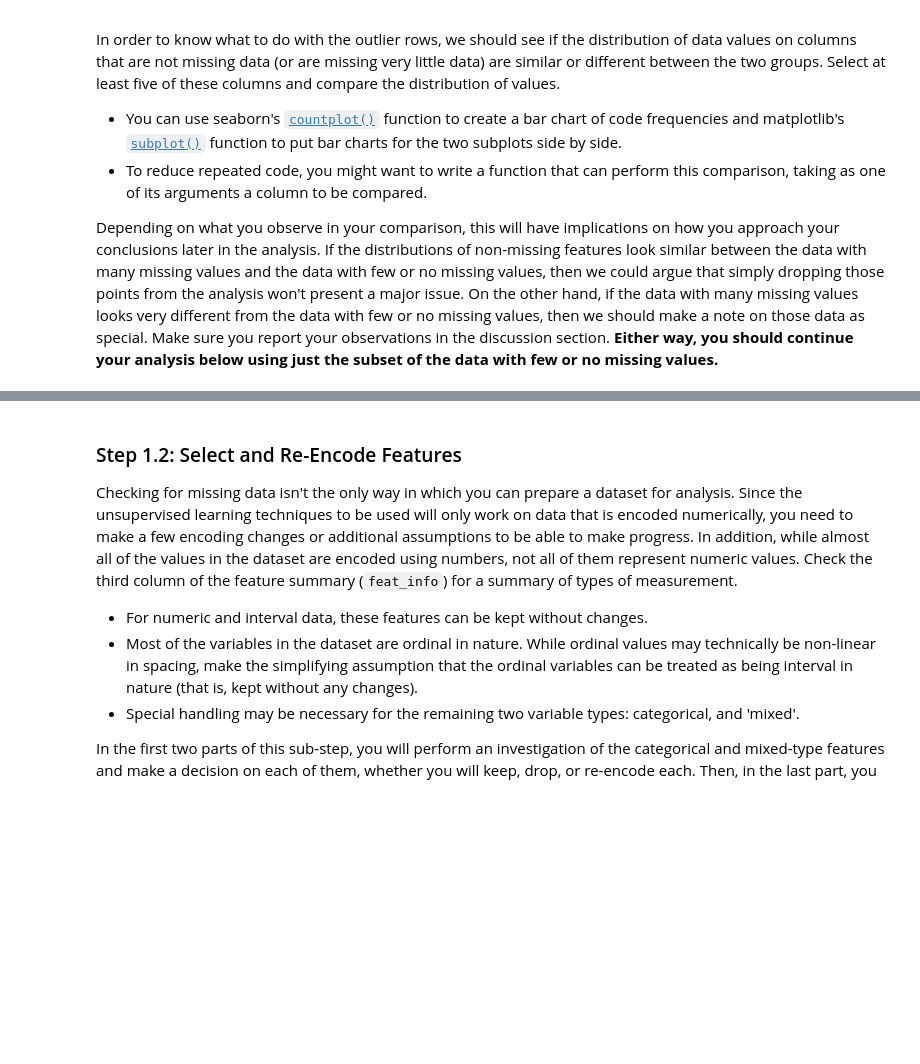
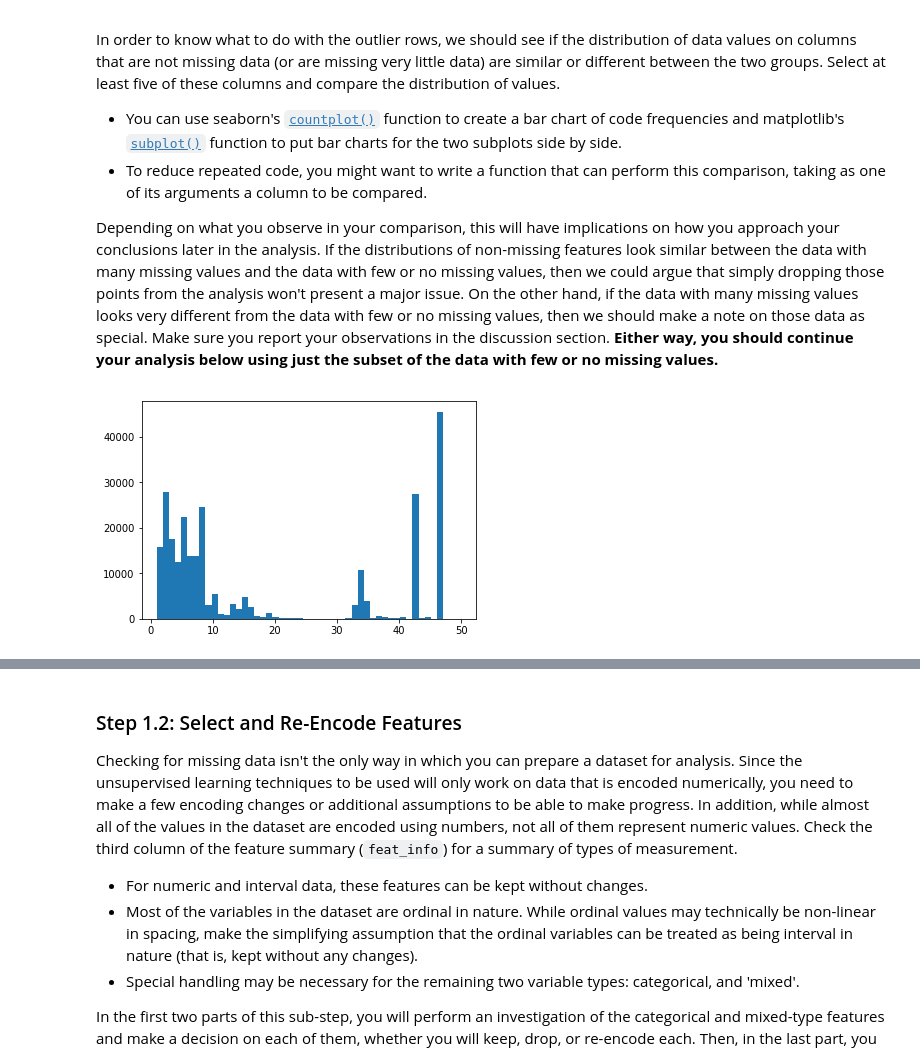
Before and after one commit to buncem/identify-customer-segments, a Jupyter notebook: Identify_Customer_Segments.ipynb, the cells around one changed output, grey strips where cells are left out. Saved outputs shown, nothing was run; the diff lists cells and outputs as text; code cells hidden in the pictures; blank space fills up the shorter version.

Commit message:
Assess missing data in each row, step 1.1.3

```diff
--- a/Identify_Customer_Segments.ipynb
+++ b/Identify_Customer_Segments.ipynb
@@ -159,6 +159,10 @@ In order to know what to do with the outlier rows, we should see if the distribu
 Depending on what you observe in your comparison, this will have implications on how you approach your conclusions later in the analysis. If the distributions of non-missing features look similar between the data with many missing values and the data with few or no missing values, then we could argue that simply dropping those points from the analysis won't present a major issue. On the other hand, if the data with many missing values looks very different from the data with few or no missing values, then we should make a note on those data as special. Make sure you report your observations in the discussion section. **Either way, you should continue your analysis below using just the subset of the data with few or no missing values.**
 # %%
 # How much data is missing in each row of the dataset?
+missing_data_row = azdias.isnull().sum(axis=1)
+plt.hist(missing_data_row, 50, (1, 50));
+# %% [output]
+[figure, added]
 # %%
 # Write code to divide the data into two subsets based on the number of missing
 # values in each row.
```
Also changed, not shown: parts of 7 cells of this notebook.
